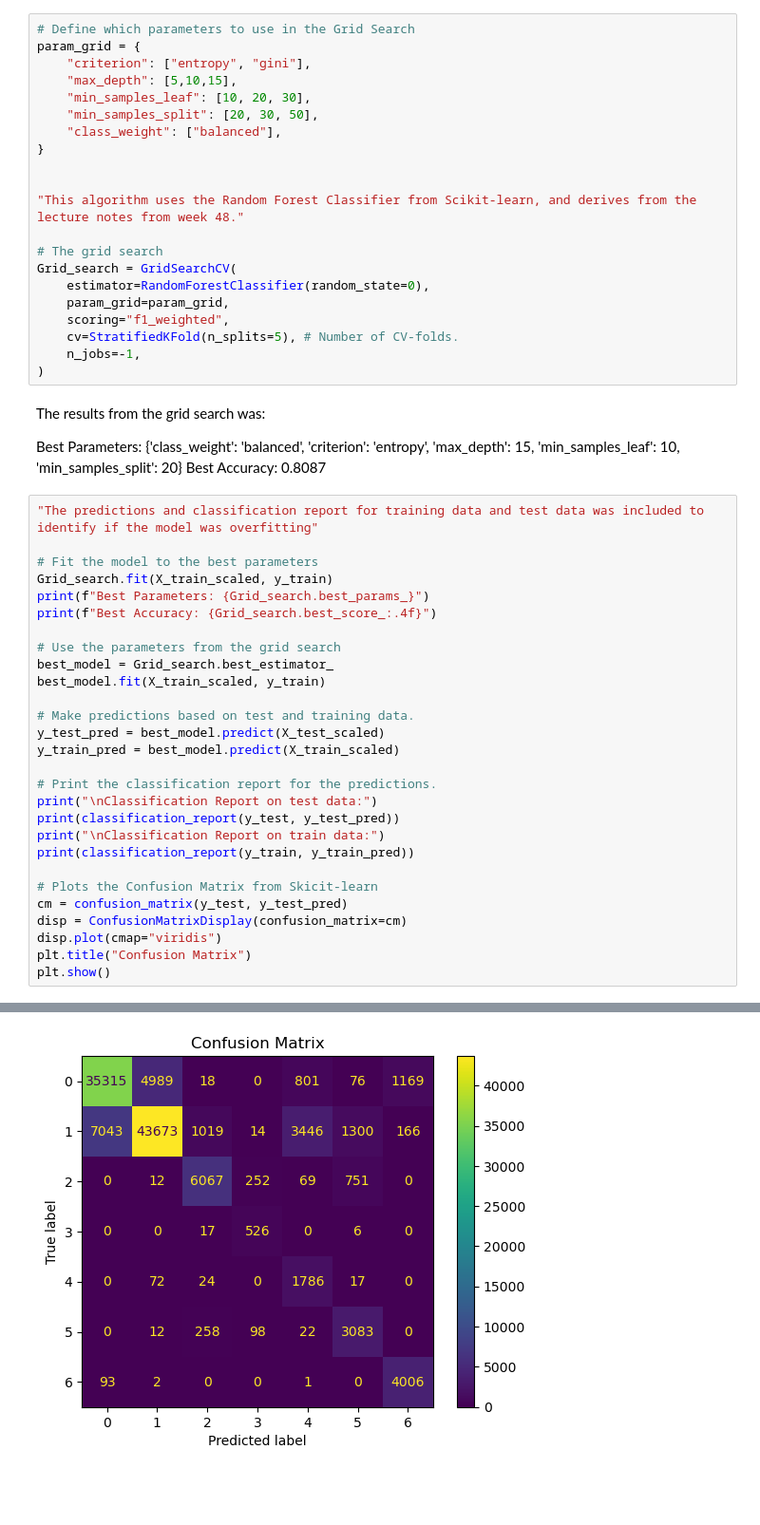
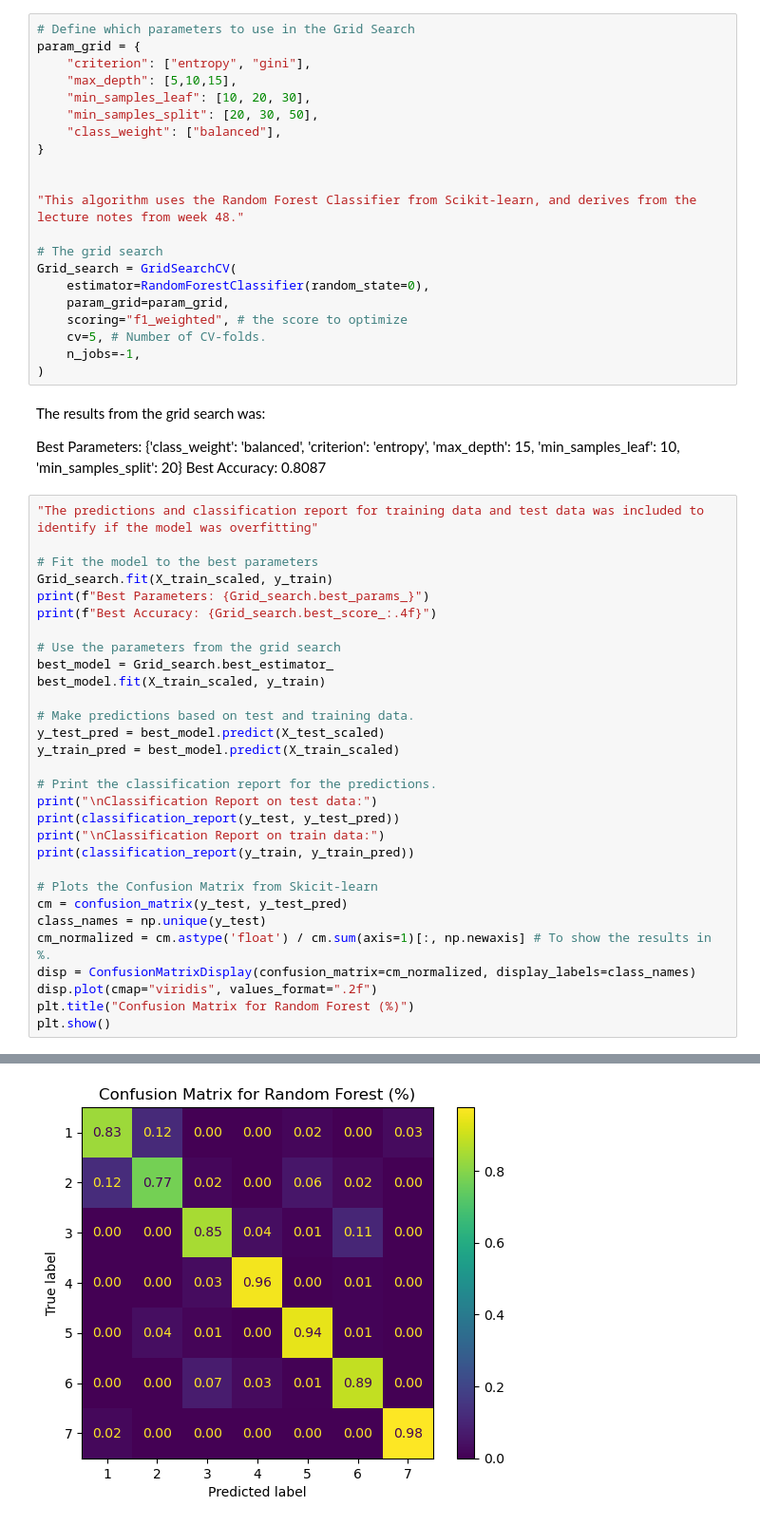
Before and after one commit to ffolkestad/Project_3, a Jupyter notebook: Project3_RandomForestNotebook.ipynb, the cells around one changed output, grey strips where cells are left out. Shown at 95% size. Saved outputs shown, nothing was run; the diff lists cells and outputs as text; blank space fills up the shorter version.

```diff
--- a/Project3_RandomForestNotebook.ipynb
+++ b/Project3_RandomForestNotebook.ipynb
@@ -40,8 +40,8 @@ param_grid = {
 Grid_search = GridSearchCV(
     estimator=RandomForestClassifier(random_state=0),
     param_grid=param_grid,
-    scoring="f1_weighted",
-    cv=StratifiedKFold(n_splits=5), # Number of CV-folds.
+    scoring="f1_weighted", # the score to optimize
+    cv=5, # Number of CV-folds.
     n_jobs=-1,
 )
 # %% [markdown]
@@ -65,34 +65,36 @@ best_model.fit(X_train_scaled, y_train)
 y_test_pred = best_model.predict(X_test_scaled)
 y_train_pred = best_model.predict(X_train_scaled)
 
 # Print the classification report for the predictions.
 print("\nClassification Report on test data:")
 print(classification_report(y_test, y_test_pred))
 print("\nClassification Report on train data:")
 print(classification_report(y_train, y_train_pred))
 
 # Plots the Confusion Matrix from Skicit-learn
 cm = confusion_matrix(y_test, y_test_pred)
-disp = ConfusionMatrixDisplay(confusion_matrix=cm)
-disp.plot(cmap="viridis")
-plt.title("Confusion Matrix")
+class_names = np.unique(y_test)
+cm_normalized = cm.astype('float') / cm.sum(axis=1)[:, np.newaxis] # To show the results in %.
+disp = ConfusionMatrixDisplay(confusion_matrix=cm_normalized, display_labels=class_names)
+disp.plot(cmap="viridis", values_format=".2f")
+plt.title("Confusion Matrix for Random Forest (%)")
 plt.show()
 # %% [output]
 Classification Report on test data:
               precision    recall  f1-score   support
 
            1       0.83      0.83      0.83     42368
            2       0.90      0.77      0.83     56661
            3       0.82      0.85      0.83      7151
            4       0.59      0.96      0.73       549
            5       0.29      0.94      0.45      1899
            6       0.59      0.89      0.71      3473
            7       0.75      0.98      0.85      4102
 
     accuracy                           0.81    116203
 ... (14 lines left out)
 
     accuracy                           0.82    464809
    macro avg       0.70      0.91      0.76    464809
 weighted avg       0.85      0.82      0.83    464809
-[figure, old version]
+[figure, new version]
```
